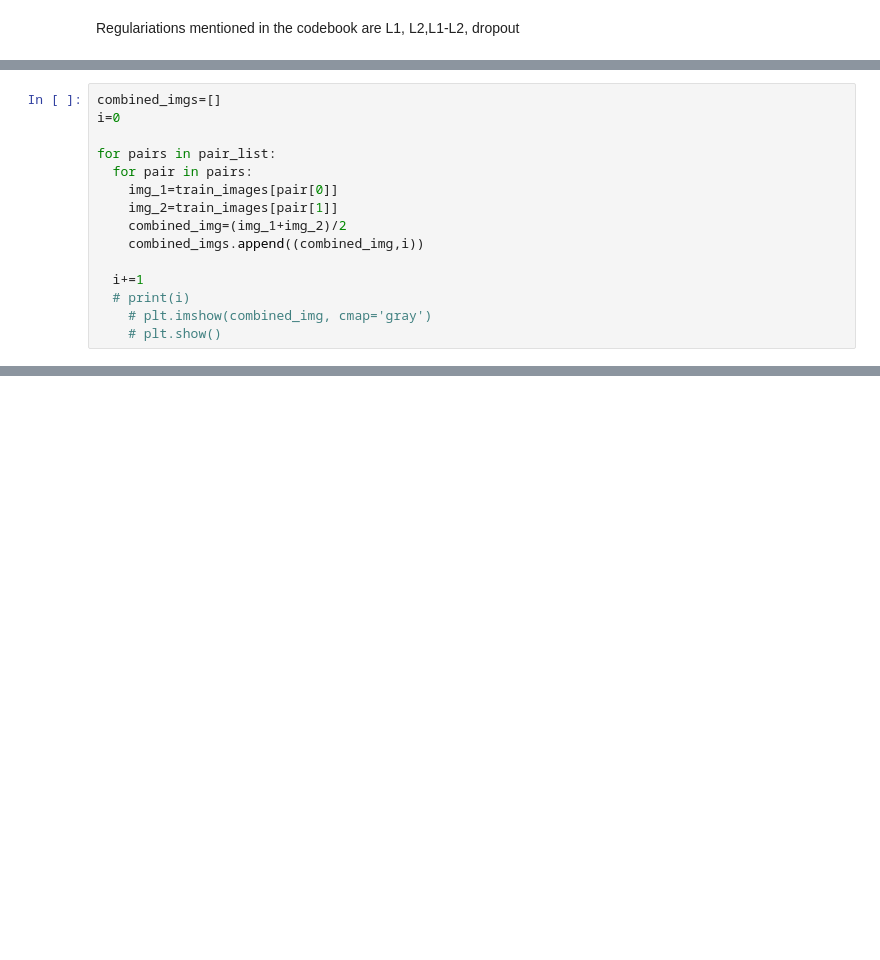
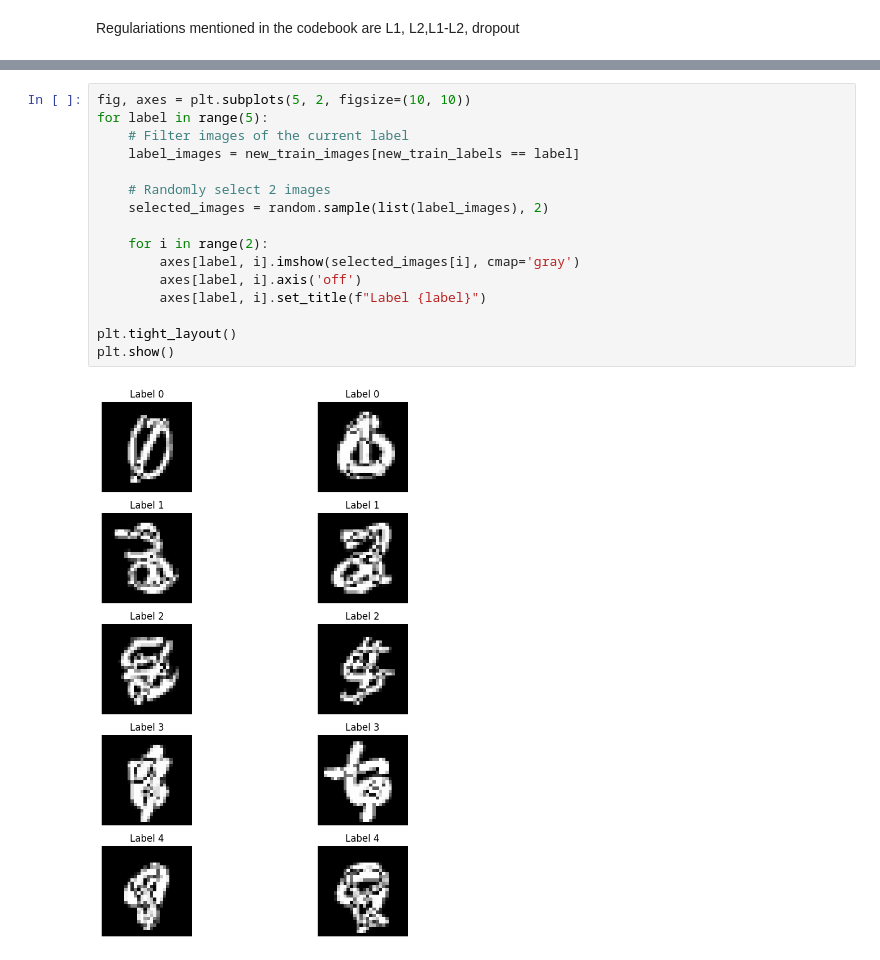
Before and after one commit to jsuj1th/Colab, a Jupyter notebook: DL/Assignments/DL_HW_3.ipynb, the cells around one changed output, grey strips where cells are left out. Cells and saved outputs as stored; diff of their text form; blank space fills up the shorter version.

```diff
--- a/DL/Assignments/DL_HW_3.ipynb
+++ b/DL/Assignments/DL_HW_3.ipynb
@@ -34,15 +52,0 @@ for i in range(0,10,2):
-# %%
-combined_imgs=[]
-i=0
-
-for pairs in pair_list:
-  for pair in pairs:
-    img_1=train_images[pair[0]]
-    img_2=train_images[pair[1]]
-    combined_img=(img_1+img_2)/2
-    combined_imgs.append((combined_img,i))
-
-  i+=1
-  # print(i)
-    # plt.imshow(combined_img, cmap='gray')
-    # plt.show()
@@ -61,0 +125,18 @@ AxesImage(shape=(28, 28))
+# %%
+fig, axes = plt.subplots(5, 2, figsize=(10, 10))
+for label in range(5):
+    # Filter images of the current label
+    label_images = new_train_images[new_train_labels == label]
+
+    # Randomly select 2 images
+    selected_images = random.sample(list(label_images), 2)
+
+    for i in range(2):
+        axes[label, i].imshow(selected_images[i], cmap='gray')
+        axes[label, i].axis('off')
+        axes[label, i].set_title(f"Label {label}")
+
+plt.tight_layout()
+plt.show()
+# %% [output]
+[figure, added]
```
Also changed, not shown: parts of 17 cells of this notebook.
